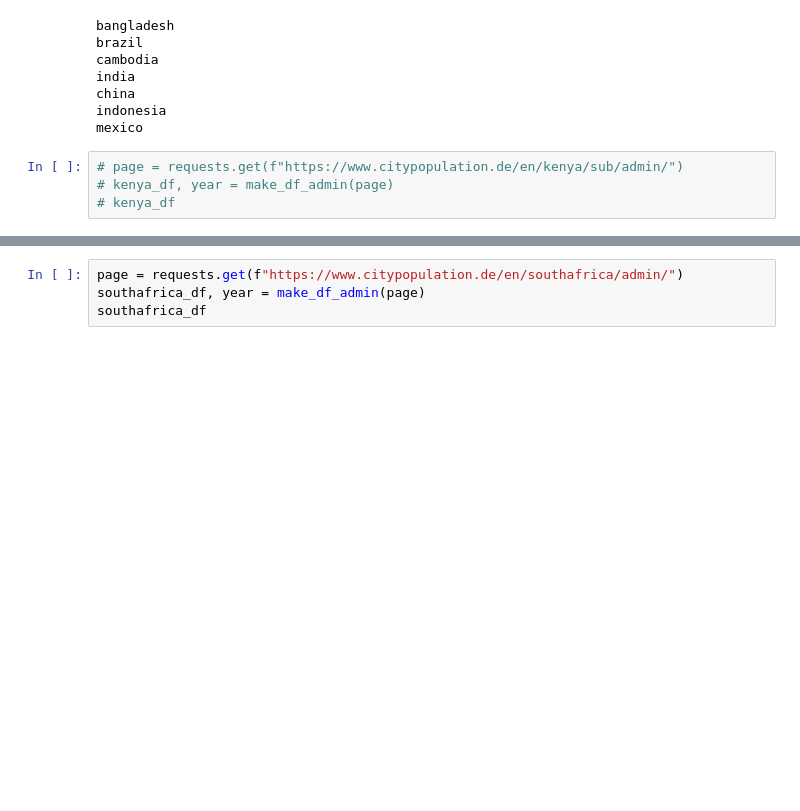
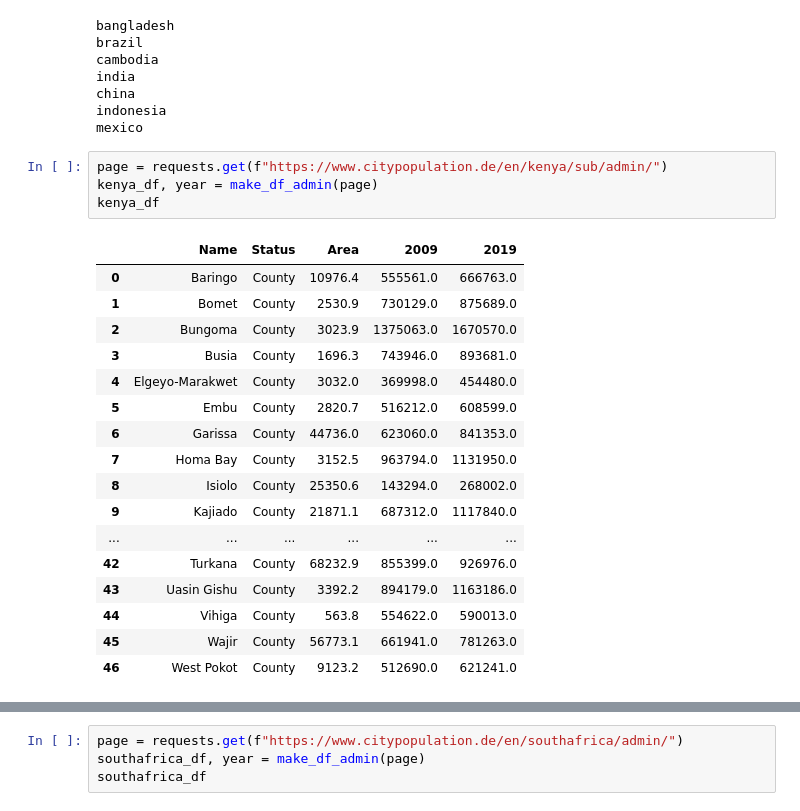
Before and after one commit to CabooseExia/Geospatial-practice, a Jupyter notebook: citypopulation_webscraper.ipynb, the cells around one changed output, grey strips where cells are left out. Saved outputs shown, nothing was run; the diff lists cells and outputs as text; blank space fills up the shorter version.

```diff
--- a/citypopulation_webscraper.ipynb
+++ b/citypopulation_webscraper.ipynb
@@ -330,7 +330,25 @@ china
 indonesia
 mexico
 # %%
-# page = requests.get(f"https://www.citypopulation.de/en/kenya/sub/admin/")
-# kenya_df, year = make_df_admin(page)
-# kenya_df
+page = requests.get(f"https://www.citypopulation.de/en/kenya/sub/admin/")
+kenya_df, year = make_df_admin(page)
+kenya_df
+# %% [output]
+|  | Name | Status | Area | 2009 | 2019 |
+| 0 | Baringo | County | 10976.4 | 555561.0 | 666763.0 |
+| 1 | Bomet | County | 2530.9 | 730129.0 | 875689.0 |
+| 2 | Bungoma | County | 3023.9 | 1375063.0 | 1670570.0 |
+| 3 | Busia | County | 1696.3 | 743946.0 | 893681.0 |
+| 4 | Elgeyo-Marakwet | County | 3032.0 | 369998.0 | 454480.0 |
+| 5 | Embu | County | 2820.7 | 516212.0 | 608599.0 |
+| 6 | Garissa | County | 44736.0 | 623060.0 | 841353.0 |
+| 7 | Homa Bay | County | 3152.5 | 963794.0 | 1131950.0 |
+| 8 | Isiolo | County | 25350.6 | 143294.0 | 268002.0 |
+| 9 | Kajiado | County | 21871.1 | 687312.0 | 1117840.0 |
+| ... | ... | ... | ... | ... | ... |
+| 42 | Turkana | County | 68232.9 | 855399.0 | 926976.0 |
+| 43 | Uasin Gishu | County | 3392.2 | 894179.0 | 1163186.0 |
+| 44 | Vihiga | County | 563.8 | 554622.0 | 590013.0 |
+| 45 | Wajir | County | 56773.1 | 661941.0 | 781263.0 |
+| 46 | West Pokot | County | 9123.2 | 512690.0 | 621241.0 |
 # %%
```
Also changed, not shown: parts of 4 cells of this notebook.
